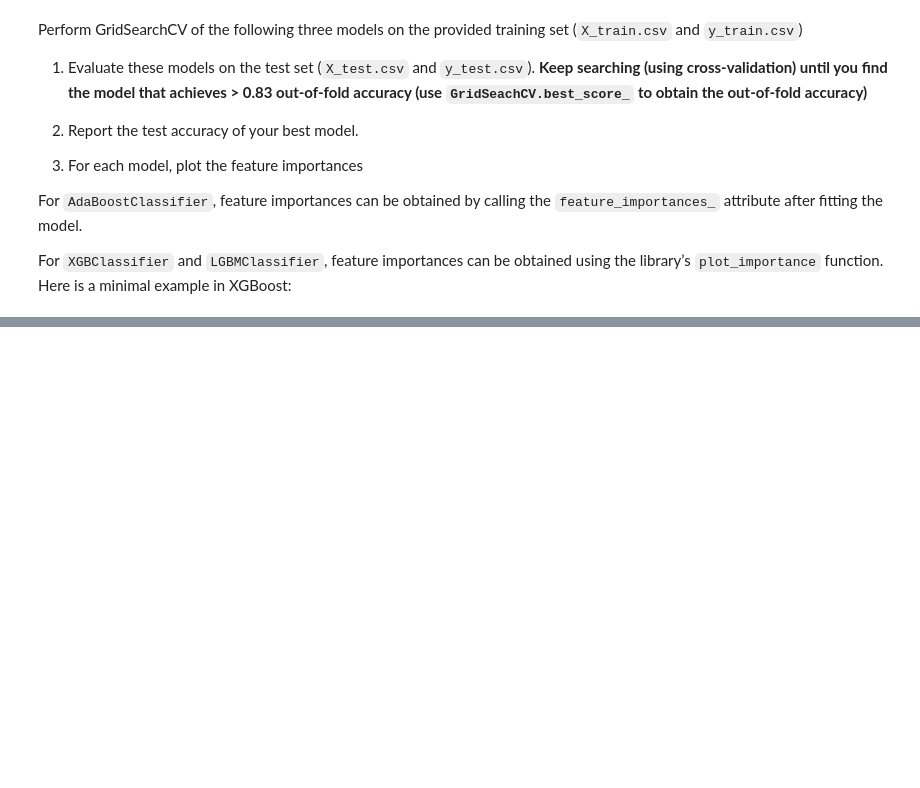
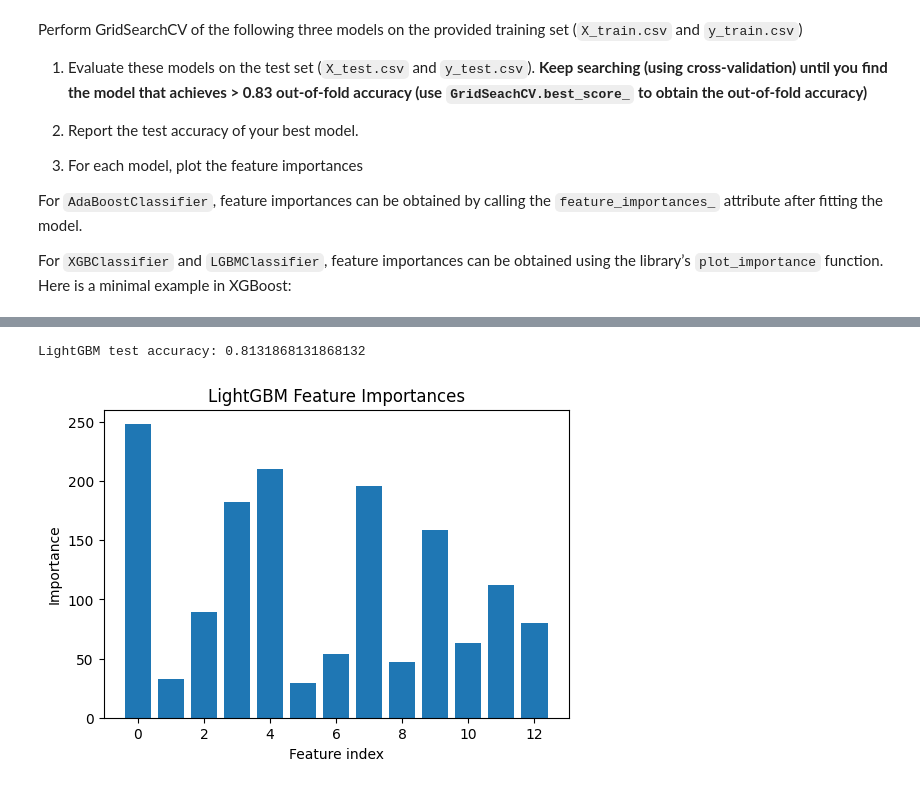
Before and after one commit to AthithepSuksupsri/229352_Stat-learning-for-data-sci, a Jupyter notebook: Lab07_Boosted_trees.ipynb, the cells around one changed output, grey strips where cells are left out. Saved outputs shown, nothing was run; the diff lists cells and outputs as text; code cells hidden in the pictures; blank space fills up the shorter version.

```diff
--- a/Lab07_Boosted_trees.ipynb
+++ b/Lab07_Boosted_trees.ipynb
@@ -65,0 +240,20 @@ X_train
+# %%
+lgbm = LGBMClassifier(random_state=42)
+
+param_grid_lgbm = {
+    'n_estimators': [100, 200],
+    'max_depth': [3, 5, -1],
+    'learning_rate': [0.05, 0.1]
+}
+
+grid_lgbm = GridSearchCV(
+    lgbm,
+    param_grid_lgbm,
+    cv=5,
+    scoring='accuracy'
+)
+
+grid_lgbm.fit(X_train, y_train)
+
+print("LightGBM best CV accuracy:", grid_lgbm.best_score_)
+print("Best parameters:", grid_lgbm.best_params_)
@@ -65,0 +278,21 @@ X_train
+# %%
+lgbm_best = grid_lgbm.best_estimator_
+y_pred_lgbm = lgbm_best.predict(X_test)
+
+print("LightGBM test accuracy:", accuracy_score(y_test, y_pred_lgbm))
+# %% [output]
+LightGBM test accuracy: 0.8131868131868132
+# %%
+import matplotlib.pyplot as plt
+import numpy as np
+
+importances = lgbm_best.feature_importances_
+
+plt.figure(figsize=(6,4))
+plt.bar(range(len(importances)), importances)
+plt.xlabel("Feature index")
+plt.ylabel("Importance")
+plt.title("LightGBM Feature Importances")
+plt.show()
+# %% [output]
+[figure, added]
```
Also changed, not shown: parts of 19 cells of this notebook.
